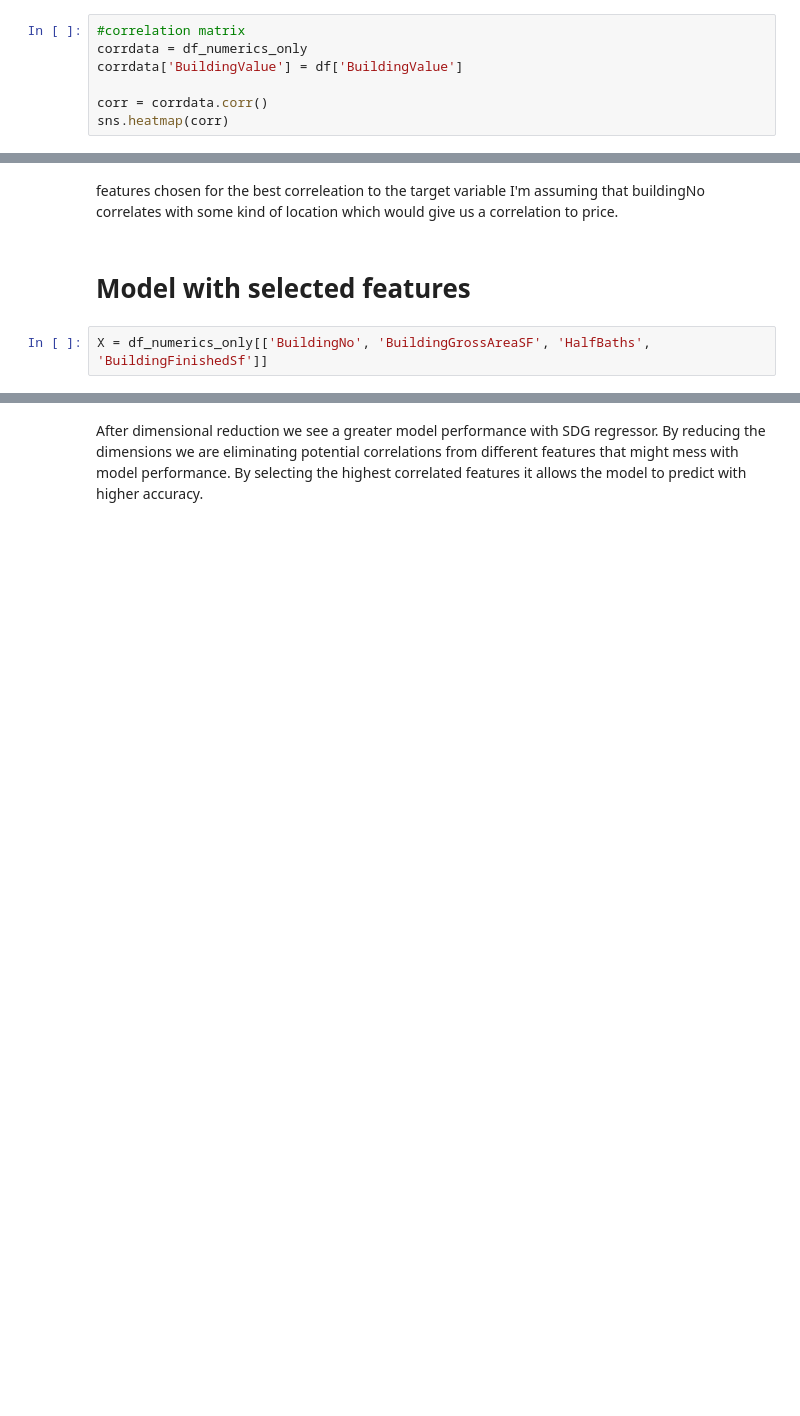
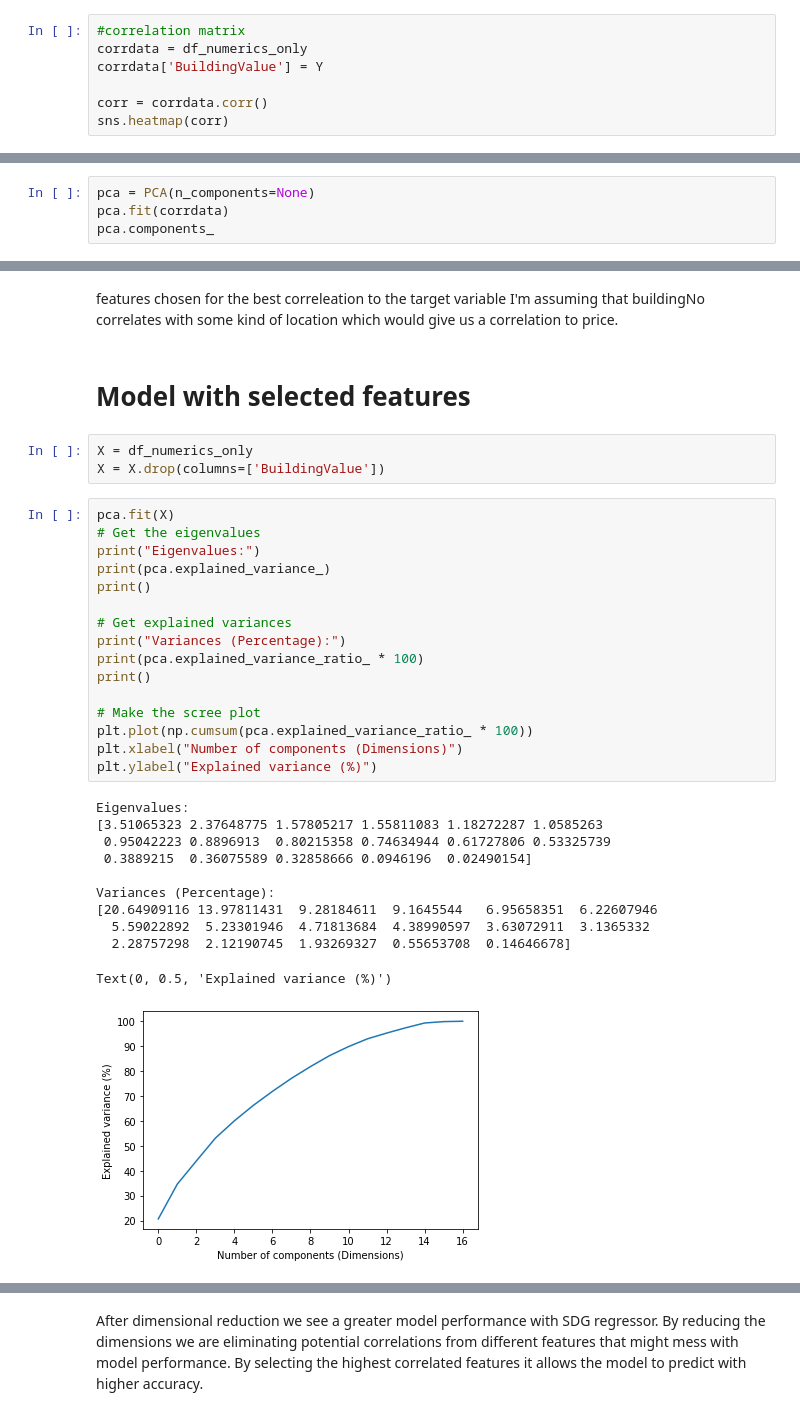
Before and after one commit to samp3209/MachineLearning, a Jupyter notebook: MLFinalProject.ipynb, the cells around one changed output, grey strips where cells are left out. Drawn from its saved outputs; the diff is of its cells as text; blank space fills up the shorter version.

```diff
--- a/MLFinalProject.ipynb
+++ b/MLFinalProject.ipynb
@@ -325,7 +336,7 @@ model performance is very low going to look at the correlation matrix now
 # %%
 #correlation matrix
 corrdata = df_numerics_only
-corrdata['BuildingValue'] = df['BuildingValue']
+corrdata['BuildingValue'] = Y
 
 corr = corrdata.corr()
 sns.heatmap(corr)
@@ -334,3 +345,7 @@ sns.heatmap(corr)
 [figure]
 # %% [markdown]
 The correlation matrix is kind of difficult to read without feature reduction because a lot of the features have little to no correlation to the target variable building value. A lot of variables are highly correlated to eachother but not with the target variable. It is no wonder the model performed so poorly
+# %%
+pca = PCA(n_components=None)
+pca.fit(corrdata)
+pca.components_
@@ -352,5 +378,34 @@ features chosen for the best correleation to the target variable
 I'm assuming that buildingNo correlates with some kind of location which would give us a correlation to price.
 # %% [markdown]
 # Model with selected features
-# %%
-X = df_numerics_only[['BuildingNo', 'BuildingGrossAreaSF', 'HalfBaths', 'BuildingFinishedSf']]
+# %%
+X = df_numerics_only
+X = X.drop(columns=['BuildingValue'])
+# %%
+pca.fit(X)
+# Get the eigenvalues
+print("Eigenvalues:")
+print(pca.explained_variance_)
+print()
+
+# Get explained variances
+print("Variances (Percentage):")
+print(pca.explained_variance_ratio_ * 100)
+print()
+
+# Make the scree plot
+plt.plot(np.cumsum(pca.explained_variance_ratio_ * 100))
+plt.xlabel("Number of components (Dimensions)")
+plt.ylabel("Explained variance (%)")
+# %% [output]
+Eigenvalues:
+[3.51065323 2.37648775 1.57805217 1.55811083 1.18272287 1.0585263
+ 0.95042223 0.8896913  0.80215358 0.74634944 0.61727806 0.53325739
+ 0.3889215  0.36075589 0.32858666 0.0946196  0.02490154]
+
+Variances (Percentage):
+[20.64909116 13.97811431  9.28184611  9.1645544   6.95658351  6.22607946
+  5.59022892  5.23301946  4.71813684  4.38990597  3.63072911  3.1365332
+  2.28757298  2.12190745  1.93269327  0.55653708  0.14646678]
+Text(0, 0.5, 'Explained variance (%)')
+[figure, added]
```
Also changed, not shown: parts of 20 cells of this notebook.
